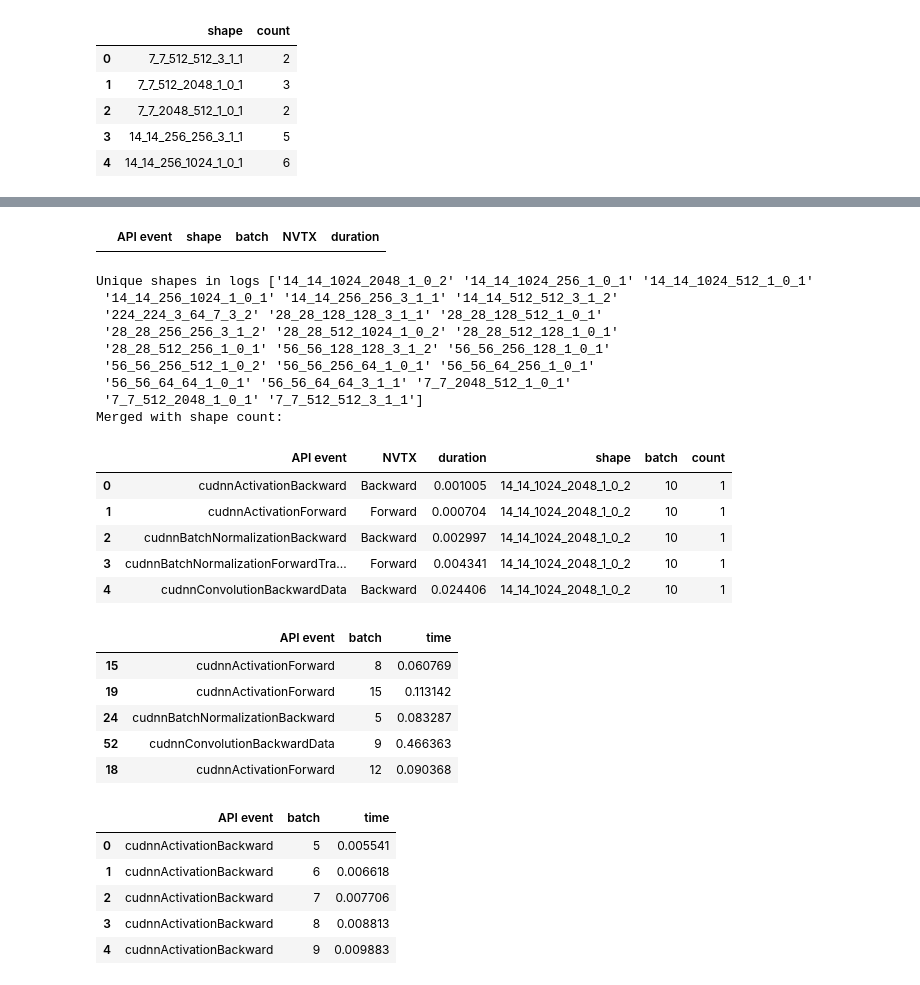
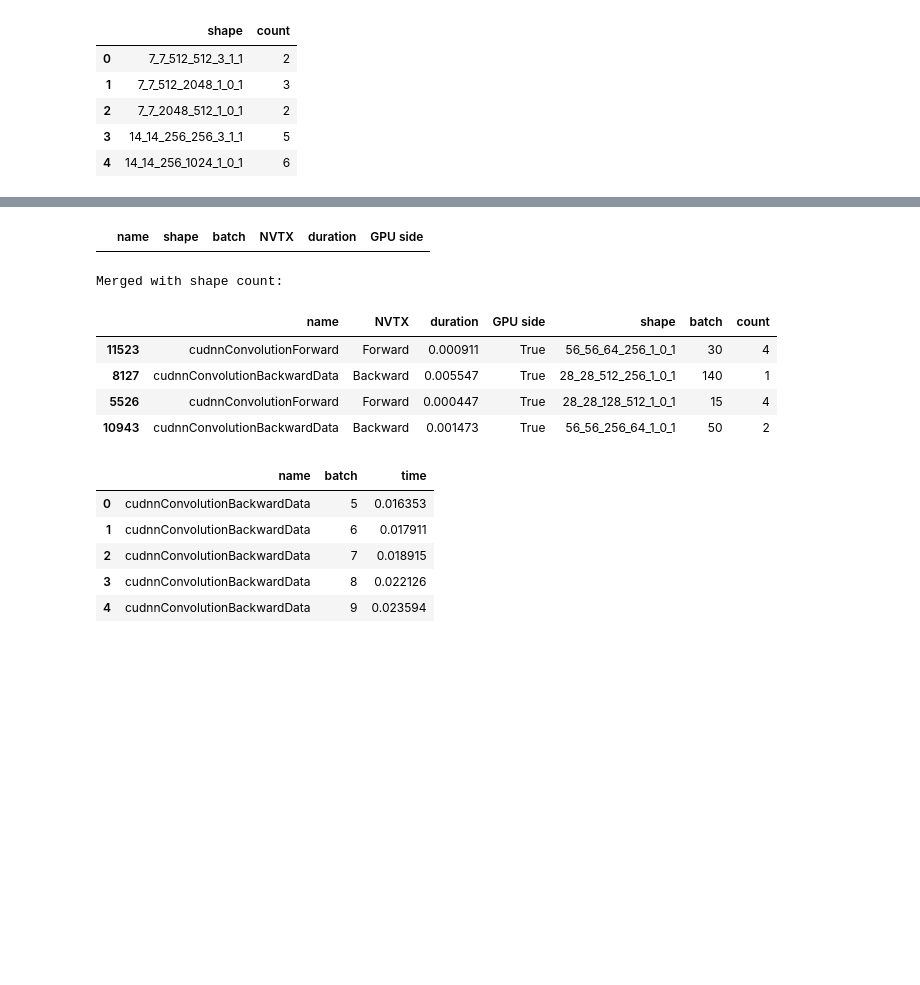
Before and after one commit to pyotr777/nsystraceparser, a Jupyter notebook: aggregateTimeFromMultipleTraces-DNNMark-resnet50.ipynb, the cells around one changed output, grey strips where cells are left out. Cells and saved outputs as stored; diff of their text form; code cells hidden in the pictures; blank space fills up the shorter version.

```diff
--- a/aggregateTimeFromMultipleTraces-DNNMark-resnet50.ipynb
+++ b/aggregateTimeFromMultipleTraces-DNNMark-resnet50.ipynb
@@ -33,5 +32,9 @@ trace_name_pattern = 'dnnmark_DL.cont_conf_convolution_block_shape([0-9\-]+)_bs(
 # %% [markdown]
 ## Read trace files
+# %%
+logdir = 'logs/DL.cont/dnnmark_resnet50_test_composed_model_microseries_20200816'
+trace_name_pattern = 'dnnmark_DL\.cont_conf_convolution_block_shape([0-9\-]+)_bs([0-9]+)_algospytorch_iter10_00\.json'
+# event_patterns = ['.*batchnormalization.*','.*sgemm.*', '.*convolution.*']
 # %%
 list_command = "ls -1 " + logdir
 files = []
@@ -77,9 +80,9 @@ block_shape7-7-512-512-3-1-1_bs9_algospytorch_iter10_00.json 7-7-512-512-3-1-1 9
 # %%
-event_patterns = ['.*batchnormalization.*','.*activation.*', '.*convolution.*']
+event_patterns = ['.*convolution.*']
 results = None
 # maxfiles = 10
 # filecounter = 0
-convert_traces = False
+convert_traces = True
 for m, s, tracefile in zip(mbs, shapes, files):
     events = ' '.join(event_patterns)
     if convert_traces:
@@ -169,7 +173,7 @@ CNNconfig['shape'] = CNNconfig['image height'].astype(str) + "_" + CNNconfig[
         str) + "_" + CNNconfig['output channels'].astype(str) + "_" + CNNconfig[
             'kernel size'].astype(str) + "_" + CNNconfig['padding'].astype(
                 str) + '_' + CNNconfig['stride'].astype(str)
-CNNconfig = CNNconfig.groupby(CNNconfig.columns.tolist(),as_index=False).size().reset_index().rename(columns={0:'count'})
+CNNconfig = CNNconfig.groupby(CNNconfig.columns.tolist(),as_index=False).size().reset_index().rename(columns={'size':'count'})
 CNNconfig = CNNconfig[['shape','count']]
 CNNconfig.head()
 # %% [output]
@@ -181,38 +185,39 @@ CNNconfig.head()
 | 4 | 14_14_256_1024_1_0_1 | 6 |
 # %%
 iterations = 10
-times = results.copy()
+# Pick GPU side events
+times = results[results['GPU side']].copy()
 print('Have {} records'.format(times.shape[0]))
-print('API events:',times['API event'].unique())
-# Count duplicate entries
-times_ = times.groupby(['API event', 'shape', 'batch'], as_index=False).count()
-display(times_[times_['duration'] > 1])
-# No duplicates
+print('names:',times['name'].unique())
+
+# Check entries count
+times_ = times.groupby(['name', 'shape', 'batch'], as_index=False).count()
+display(times_[times_['duration'] != iterations])
+
 
 # Add shape counter
 # Correct shape format
 times['shape'] = times['shape'].str.replace('-','_')
-print('Unique shapes in logs',times['shape'].unique())
+# print('Unique shapes in logs',times['shape'].unique())
 # print(CNNconfig['shape'].unique())
 times = pd.merge(times, CNNconfig, on=['shape'], how='inner')
 print('Merged with shape count:')
-display(times.head())
+display(times.sample(n=4))
 
 # Multiply time by the number of shapes in the CNN model
 times['time'] = times['duration'] * times['count']
-times.drop(['duration','count'], axis=1, inplace=True)
+times.drop(['duration','count','GPU side'], axis=1, inplace=True)
 
 
-# Cannot distinguish iterations,
 # sum time of all API events, and devide by the number of iterations
-times = times.groupby(['API event', 'batch'], as_index=False).sum()
-display(times.sample(n=5))
+times = times.groupby(['name', 'batch'], as_index=False).sum()
+# display(times.sample(n=5))
 # Average between iterations
 # Check number of entries
 times['time'] = times['time'] / iterations
 
 # Have only one iteration for mbs50
-times = times.groupby(['API event', 'batch'], as_index=False).mean()
+times = times.groupby(['name', 'batch'], as_index=False).mean()
 times['batch'] = times['batch'].astype(int)
 times.head()
 # %% [output]
@@ -224,29 +227,14 @@ API events: ['cudnnActivationBackward' 'cudnnActivationForward'
-|  | API event | shape | batch | NVTX | duration |
+|  | name | shape | batch | NVTX | duration | GPU side |
-Unique shapes in logs ['14_14_1024_2048_1_0_2' '14_14_1024_256_1_0_1' '14_14_1024_512_1_0_1'
- '14_14_256_1024_1_0_1' '14_14_256_256_3_1_1' '14_14_512_512_3_1_2'
- '224_224_3_64_7_3_2' '28_28_128_128_3_1_1' '28_28_128_512_1_0_1'
- '28_28_256_256_3_1_2' '28_28_512_1024_1_0_2' '28_28_512_128_1_0_1'
- '28_28_512_256_1_0_1' '56_56_128_128_3_1_2' '56_56_256_128_1_0_1'
- '56_56_256_512_1_0_2' '56_56_256_64_1_0_1' '56_56_64_256_1_0_1'
- '56_56_64_64_1_0_1' '56_56_64_64_3_1_1' '7_7_2048_512_1_0_1'
- '7_7_512_2048_1_0_1' '7_7_512_512_3_1_1']
 Merged with shape count:
-|  | API event | NVTX | duration | shape | batch | count |
-| 0 | cudnnActivationBackward | Backward | 0.001005 | 14_14_1024_2048_1_0_2 | 10 | 1 |
-| 1 | cudnnActivationForward | Forward | 0.000704 | 14_14_1024_2048_1_0_2 | 10 | 1 |
-| 2 | cudnnBatchNormalizationBackward | Backward | 0.002997 | 14_14_1024_2048_1_0_2 | 10 | 1 |
-| 3 | cudnnBatchNormalizationForwardTra... | Forward | 0.004341 | 14_14_1024_2048_1_0_2 | 10 | 1 |
-| 4 | cudnnConvolutionBackwardData | Backward | 0.024406 | 14_14_1024_2048_1_0_2 | 10 | 1 |
+|  | name | NVTX | duration | GPU side | shape | batch | count |
+| 11523 | cudnnConvolutionForward | Forward | 0.000911 | True | 56_56_64_256_1_0_1 | 30 | 4 |
+| 8127 | cudnnConvolutionBackwardData | Backward | 0.005547 | True | 28_28_512_256_1_0_1 | 140 | 1 |
+| 5526 | cudnnConvolutionForward | Forward | 0.000447 | True | 28_28_128_512_1_0_1 | 15 | 4 |
+| 10943 | cudnnConvolutionBackwardData | Backward | 0.001473 | True | 56_56_256_64_1_0_1 | 50 | 2 |
-|  | API event | batch | time |
-| 15 | cudnnActivationForward | 8 | 0.060769 |
-| 19 | cudnnActivationForward | 15 | 0.113142 |
-| 24 | cudnnBatchNormalizationBackward | 5 | 0.083287 |
-| 52 | cudnnConvolutionBackwardData | 9 | 0.466363 |
-| 18 | cudnnActivationForward | 12 | 0.090368 |
+|  | name | batch | time |
+| 0 | cudnnConvolutionBackwardData | 5 | 0.016353 |
+| 1 | cudnnConvolutionBackwardData | 6 | 0.017911 |
+| 2 | cudnnConvolutionBackwardData | 7 | 0.018915 |
+| 3 | cudnnConvolutionBackwardData | 8 | 0.022126 |
+| 4 | cudnnConvolutionBackwardData | 9 | 0.023594 |
-|  | API event | batch | time |
-| 0 | cudnnActivationBackward | 5 | 0.005541 |
-| 1 | cudnnActivationBackward | 6 | 0.006618 |
-| 2 | cudnnActivationBackward | 7 | 0.007706 |
-| 3 | cudnnActivationBackward | 8 | 0.008813 |
-| 4 | cudnnActivationBackward | 9 | 0.009883 |
 # %%
```
Also changed, not shown: parts of 16 cells of this notebook, 1 other file.
